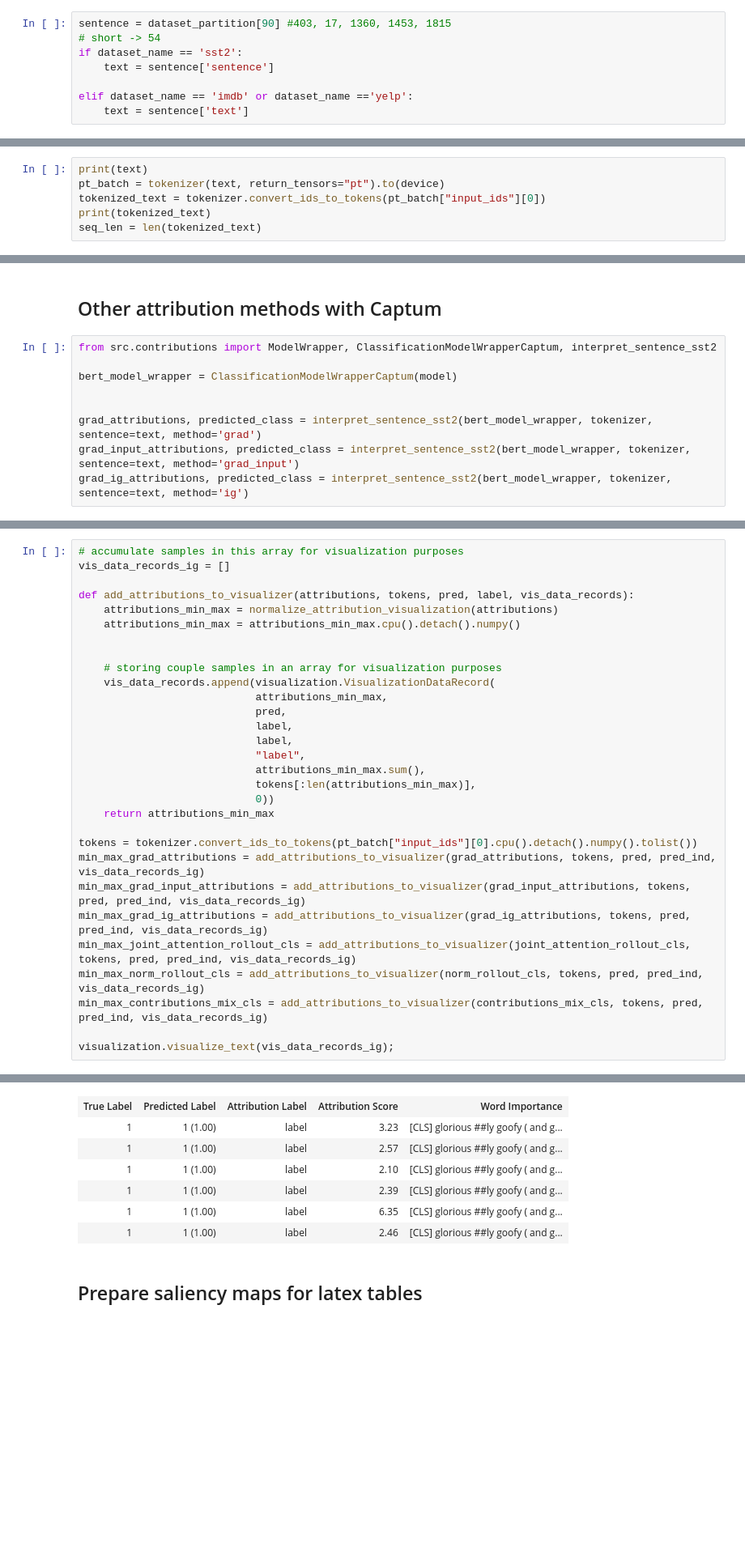
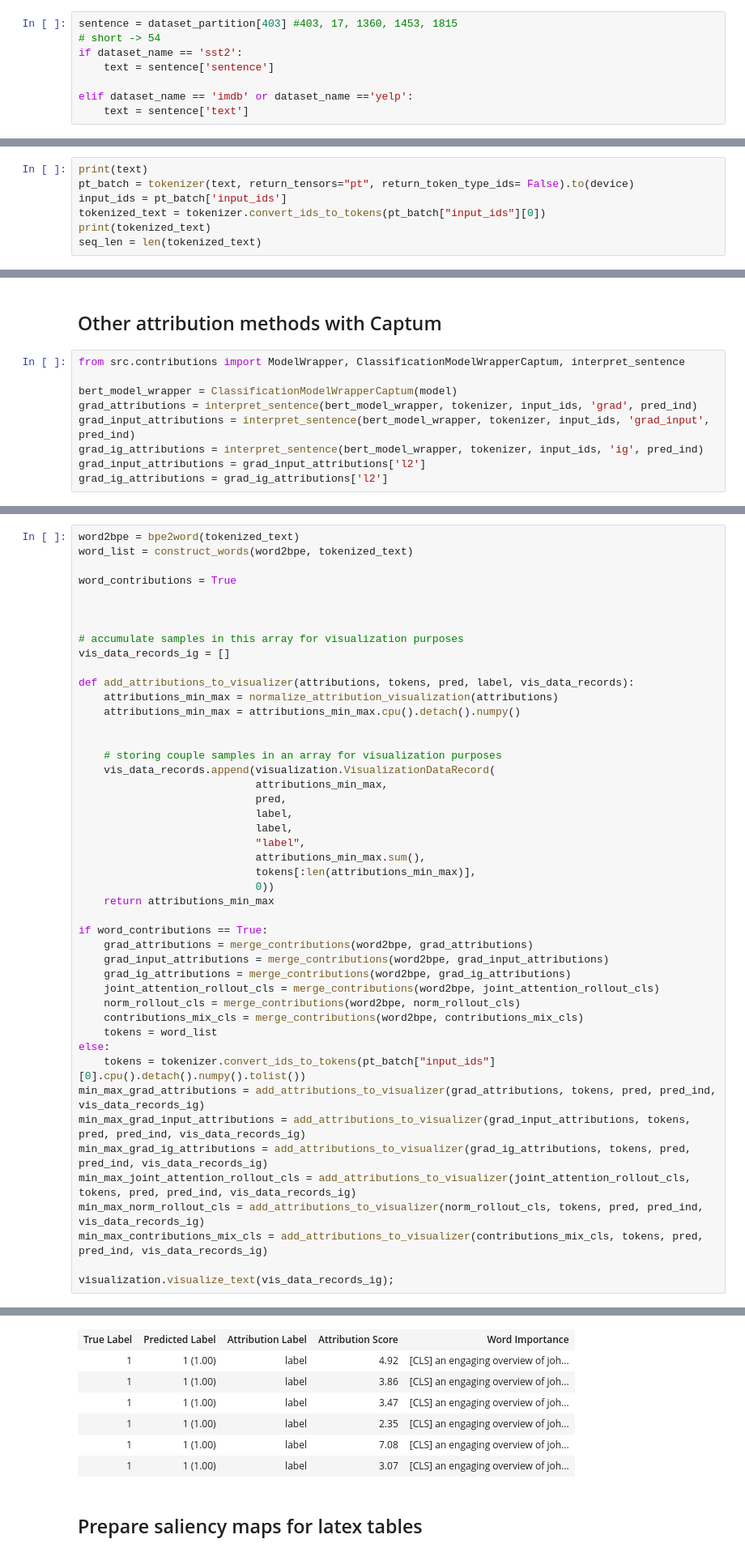
Before and after one commit to mt-upc/transformer-contributions, a Jupyter notebook: Text_classification.ipynb, the cells around one changed output, grey strips where cells are left out. Shown at 81% size. Saved outputs shown, nothing was run; the diff lists cells and outputs as text; blank space fills up the shorter version.

```diff
--- a/Text_classification.ipynb
+++ b/Text_classification.ipynb
@@ -32,7 +29,7 @@ Reusing dataset glue (/home/usuaris/veu/javier.ferrando/.cache/huggingface/datas
 # %% [markdown]
 ### Load dataset
 # %%
-sentence = dataset_partition[90] #403, 17, 1360, 1453, 1815
+sentence = dataset_partition[403] #403, 17, 1360, 1453, 1815
 # short -> 54
 if dataset_name == 'sst2':
     text = sentence['sentence']
@@ -49,7 +40,8 @@ elif dataset_name == 'imdb' or dataset_name =='yelp':
 ## Tokenize text
 # %%
 print(text)
-pt_batch = tokenizer(text, return_tensors="pt").to(device)
+pt_batch = tokenizer(text, return_tensors="pt", return_token_type_ids= False).to(device)
+input_ids = pt_batch['input_ids']
 tokenized_text = tokenizer.convert_ids_to_tokens(pt_batch["input_ids"][0])
 print(tokenized_text)
 seq_len = len(tokenized_text)
@@ -168,11 +160,11 @@ fig.tight_layout()
 # %% [markdown]
 ## Other attribution methods with Captum
 # %%
-from src.contributions import ModelWrapper, ClassificationModelWrapperCaptum, interpret_sentence_sst2
+from src.contributions import ModelWrapper, ClassificationModelWrapperCaptum, interpret_sentence
 
 bert_model_wrapper = ClassificationModelWrapperCaptum(model)
-
-
-grad_attributions, predicted_class = interpret_sentence_sst2(bert_model_wrapper, tokenizer, sentence=text, method='grad')
-grad_input_attributions, predicted_class = interpret_sentence_sst2(bert_model_wrapper, tokenizer, sentence=text, method='grad_input')
-grad_ig_attributions, predicted_class = interpret_sentence_sst2(bert_model_wrapper, tokenizer, sentence=text, method='ig')
+grad_attributions = interpret_sentence(bert_model_wrapper, tokenizer, input_ids, 'grad', pred_ind)
+grad_input_attributions = interpret_sentence(bert_model_wrapper, tokenizer, input_ids, 'grad_input', pred_ind)
+grad_ig_attributions = interpret_sentence(bert_model_wrapper, tokenizer, input_ids, 'ig', pred_ind)
+grad_input_attributions = grad_input_attributions['l2']
+grad_ig_attributions = grad_ig_attributions['l2']
@@ -179,42 +201,58 @@ grad_ig_attributions, predicted_class = interpret_sentence_sst2(bert_model_wrapp
 # %%
+word2bpe = bpe2word(tokenized_text)
+word_list = construct_words(word2bpe, tokenized_text)
+
+word_contributions = True
+
+
+
 # accumulate samples in this array for visualization purposes
 vis_data_records_ig = []
 
 def add_attributions_to_visualizer(attributions, tokens, pred, label, vis_data_records):
     attributions_min_max = normalize_attribution_visualization(attributions)
     attributions_min_max = attributions_min_max.cpu().detach().numpy()
 
 
     # storing couple samples in an array for visualization purposes
     vis_data_records.append(visualization.VisualizationDataRecord(
                             attributions_min_max,
                             pred,
                             label,
                             label,
                             "label",
                             attributions_min_max.sum(),
                             tokens[:len(attributions_min_max)],
                             0))
     return attributions_min_max
 
-tokens = tokenizer.convert_ids_to_tokens(pt_batch["input_ids"][0].cpu().detach().numpy().tolist())
+if word_contributions == True:
+    grad_attributions = merge_contributions(word2bpe, grad_attributions)
+    grad_input_attributions = merge_contributions(word2bpe, grad_input_attributions)
+    grad_ig_attributions = merge_contributions(word2bpe, grad_ig_attributions)
+    joint_attention_rollout_cls = merge_contributions(word2bpe, joint_attention_rollout_cls)
+    norm_rollout_cls = merge_contributions(word2bpe, norm_rollout_cls)
+    contributions_mix_cls = merge_contributions(word2bpe, contributions_mix_cls)
+    tokens = word_list
+else:
+    tokens = tokenizer.convert_ids_to_tokens(pt_batch["input_ids"][0].cpu().detach().numpy().tolist())
 min_max_grad_attributions = add_attributions_to_visualizer(grad_attributions, tokens, pred, pred_ind, vis_data_records_ig)
 min_max_grad_input_attributions = add_attributions_to_visualizer(grad_input_attributions, tokens, pred, pred_ind, vis_data_records_ig)
 min_max_grad_ig_attributions = add_attributions_to_visualizer(grad_ig_attributions, tokens, pred, pred_ind, vis_data_records_ig)
 min_max_joint_attention_rollout_cls = add_attributions_to_visualizer(joint_attention_rollout_cls, tokens, pred, pred_ind, vis_data_records_ig)
 min_max_norm_rollout_cls = add_attributions_to_visualizer(norm_rollout_cls, tokens, pred, pred_ind, vis_data_records_ig)
 min_max_contributions_mix_cls = add_attributions_to_visualizer(contributions_mix_cls, tokens, pred, pred_ind, vis_data_records_ig)
 
 visualization.visualize_text(vis_data_records_ig);
 # %% [output]
 Legend: Negative Neutral Positive
 | True Label | Predicted Label | Attribution Label | Attribution Score | Word Importance |
-| 1 | 1 (1.00) | label | 3.23 | [CLS] glorious ##ly goofy ( and g... |
-| 1 | 1 (1.00) | label | 2.57 | [CLS] glorious ##ly goofy ( and g... |
-| 1 | 1 (1.00) | label | 2.10 | [CLS] glorious ##ly goofy ( and g... |
-| 1 | 1 (1.00) | label | 2.39 | [CLS] glorious ##ly goofy ( and g... |
-| 1 | 1 (1.00) | label | 6.35 | [CLS] glorious ##ly goofy ( and g... |
-| 1 | 1 (1.00) | label | 2.46 | [CLS] glorious ##ly goofy ( and g... |
+| 1 | 1 (1.00) | label | 4.92 | [CLS] an engaging overview of joh... |
+| 1 | 1 (1.00) | label | 3.86 | [CLS] an engaging overview of joh... |
+| 1 | 1 (1.00) | label | 3.47 | [CLS] an engaging overview of joh... |
+| 1 | 1 (1.00) | label | 2.35 | [CLS] an engaging overview of joh... |
+| 1 | 1 (1.00) | label | 7.08 | [CLS] an engaging overview of joh... |
+| 1 | 1 (1.00) | label | 3.07 | [CLS] an engaging overview of joh... |
 # %% [markdown]
 ## Prepare saliency maps for latex tables
 # %%
```
Also changed, not shown: parts of 15 cells of this notebook, 37 other files.
